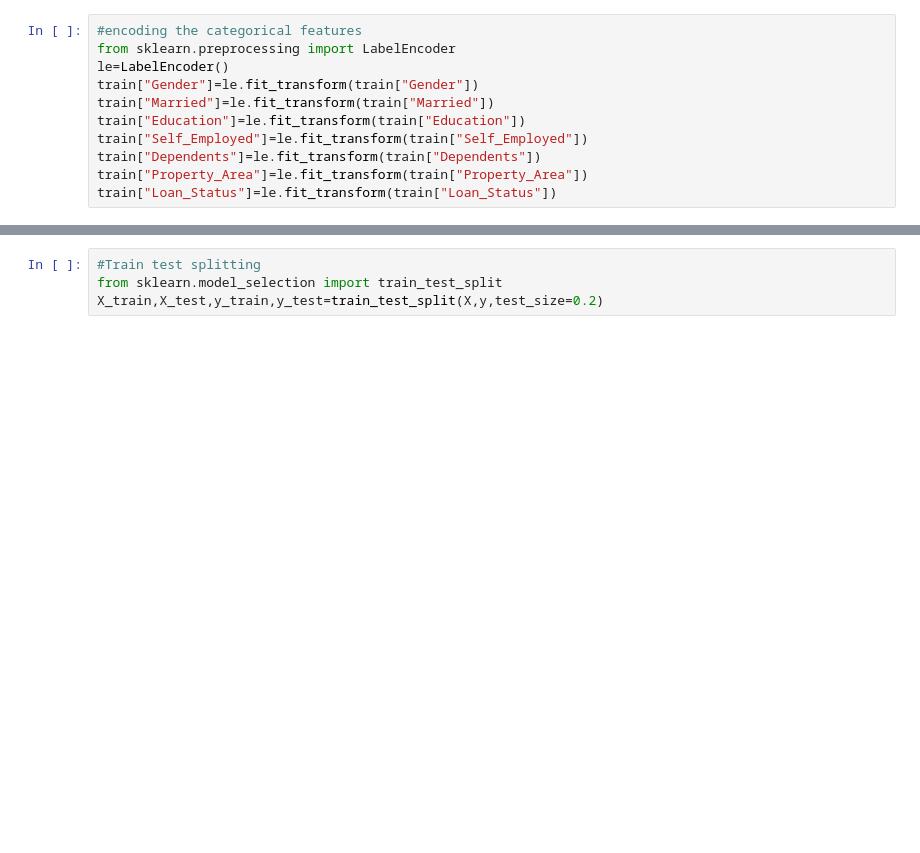
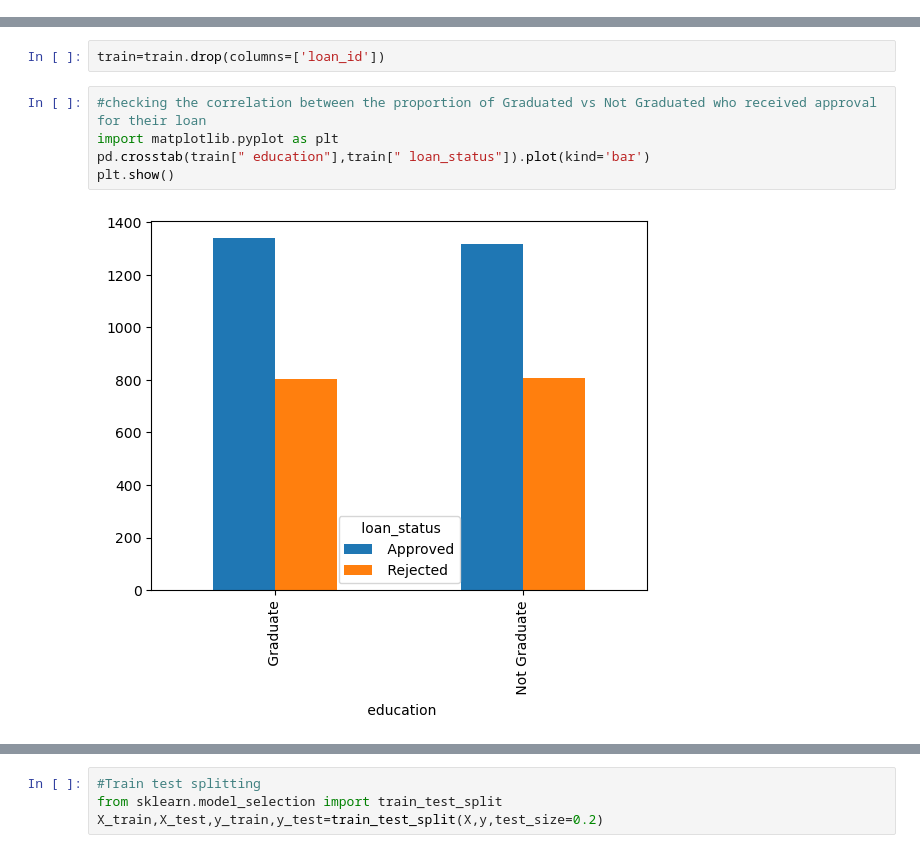
Before and after one commit to SivaKumarPalanirajan/Loan-Approval-Prediction, a Jupyter notebook: loan_prediction.ipynb, the cells around one changed output, grey strips where cells are left out. Cells and saved outputs as stored; diff of their text form; blank space fills up the shorter version.

```diff
--- a/loan_prediction.ipynb
+++ b/loan_prediction.ipynb
@@ -68,11 +55,0 @@ train
-# %%
-#encoding the categorical features
-from sklearn.preprocessing import LabelEncoder
-le=LabelEncoder()
-train["Gender"]=le.fit_transform(train["Gender"])
-train["Married"]=le.fit_transform(train["Married"])
-train["Education"]=le.fit_transform(train["Education"])
-train["Self_Employed"]=le.fit_transform(train["Self_Employed"])
-train["Dependents"]=le.fit_transform(train["Dependents"])
-train["Property_Area"]=le.fit_transform(train["Property_Area"])
-train["Loan_Status"]=le.fit_transform(train["Loan_Status"])
@@ -92,0 +69,9 @@ df1=np.array(df1)
+# %%
+train=train.drop(columns=['loan_id'])
+# %%
+#checking the correlation between the proportion of Graduated vs Not Graduated who received approval for their loan
+import matplotlib.pyplot as plt
+pd.crosstab(train[" education"],train[" loan_status"]).plot(kind='bar')
+plt.show()
+# %% [output]
+[figure, added]
```
Also changed, not shown: parts of 42 cells of this notebook, 5 other files.
